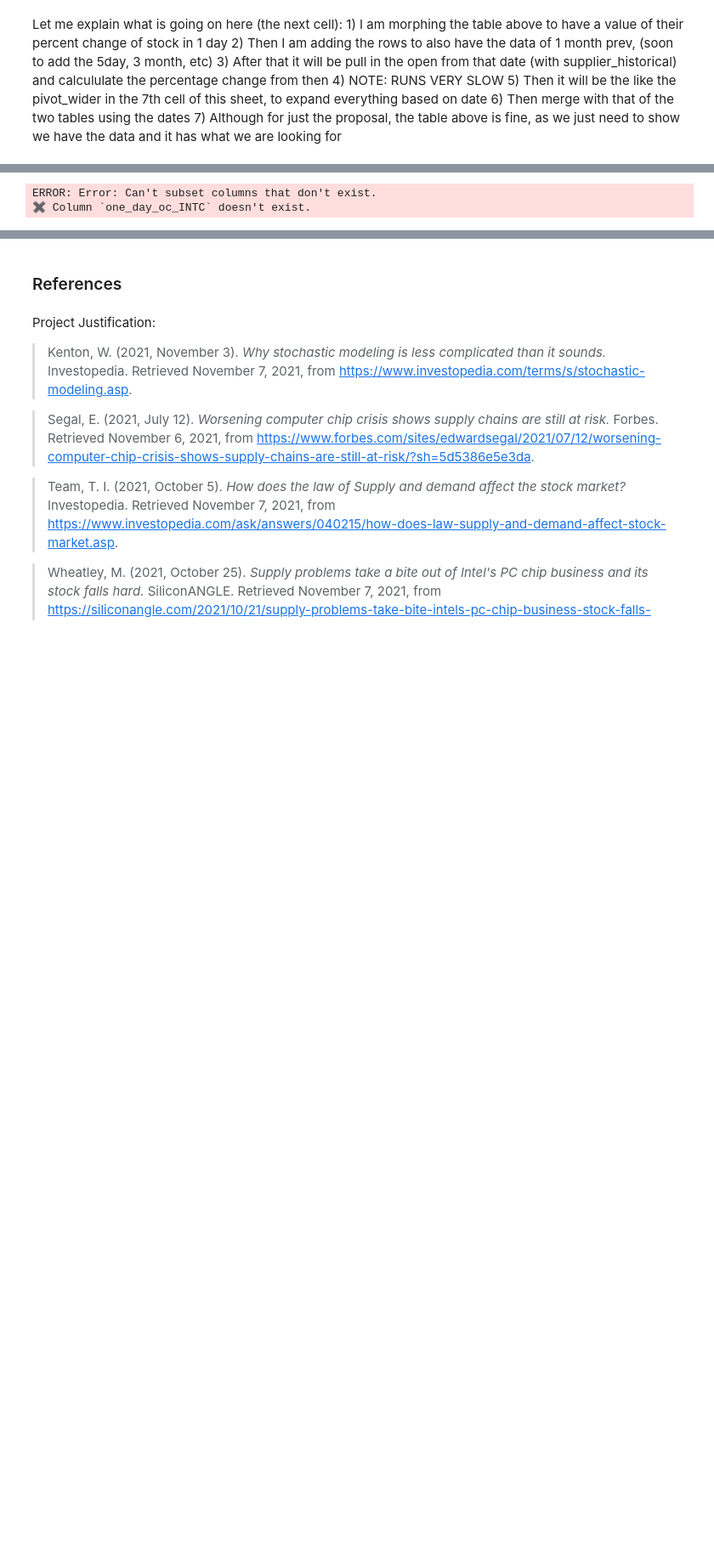
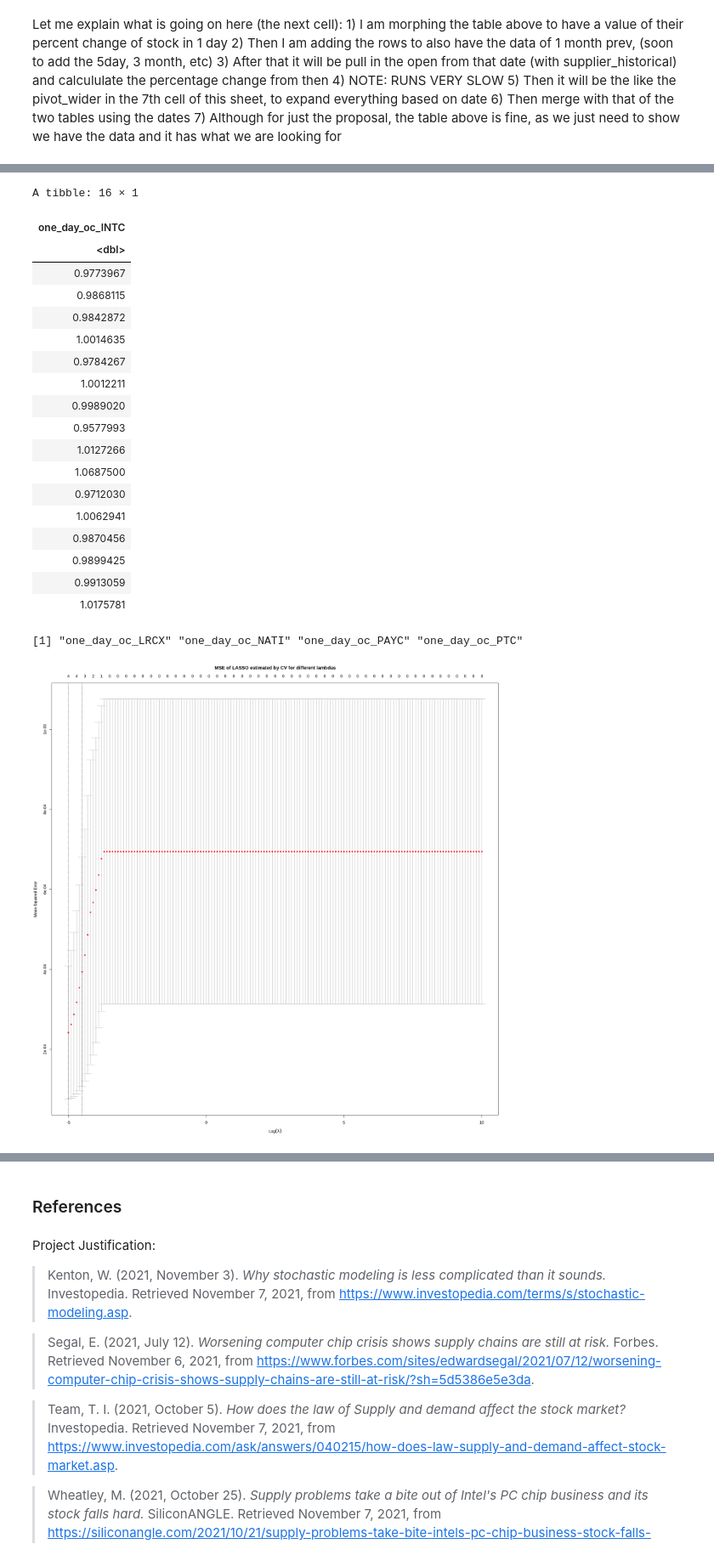
Before and after one commit to nkoda/STAT301, a Jupyter notebook: project_final.ipynb, the cells around one changed output, grey strips where cells are left out. Shown at 85% size. Saved outputs shown, nothing was run; the diff lists cells and outputs as text; code cells hidden in the pictures; blank space fills up the shorter version.

```diff
--- a/project_final.ipynb
+++ b/project_final.ipynb
@@ -654,2 +697,11 @@ A tibble: 6 × 296
 # %%
-#TODO: SPLIT DATA
+#Splitting the data
+supplier_index_wide_train <-
+    supplier_index_wide_impute %>%
+    slice_sample(prop = .7)
+
+supplier_index_wide_test <-
+    supplier_index_wide_impute %>%
+    anti_join(supplier_index_wide_train, by = "date")
+head(supplier_index_wide_train)
+head(supplier_index_wide_test)
@@ -656,24 +727,46 @@ A tibble: 6 × 296
+# %%
+#separating Y_train from x_train
+x_train = as.matrix(supplier_index_wide_train |>
+                    select(-one_day_oc_INTC) %>% select(-date),
+                       data = supplier_index_wide_train)
+Y_train = supplier_index_wide_train[,'one_day_oc_INTC'] |> as.matrix()
 # %%
+#lambda hyperparameter opmtimization with lasso
+supplier_index_wide_train%>% select(one_day_oc_INTC)
 cv_lambda_lasso <- cv.glmnet(
-    x = supplier_index_wide%>% select(-one_day_oc_INTC) %>% select(-date),
-    y = supplier_index_wide%>% select(one_day_oc_INTC),
+    x = x_train,
+    y = Y_train,
     alpha = 1,
     lambda = exp(seq(-5, 10, 0.1))
 )
-plot_data <- cv_lambda_ridge
+plot_data <- cv_lambda_lasso
 plot(plot_data, main = "MSE of LASSO estimated by CV for different lambdas\n\n")
 
 lasso_model <- glmnet(
-    x = supplier_index_wide%>% select(-one_day_oc_INTC) %>% select(-date),
-    y = supplier_index_wide%>% select(one_day_oc_INTC),
+    x = x_train,
+    y = Y_train,
     alpha = 1,
     lambda = cv_lambda_lasso$lambda.min
 )
-
-lasso_selected_covariates = lasso_model %>% coef() %>%
-                                as_tibble(rownames='covariate') %>%
-                                filter(covariate != '(Intercept)' & abs(s0) > 10e-6) %>%
-                                pull(covariate)
 # %% [output]
-ERROR: Error: Can't subset columns that don't exist.
-✖ Column `one_day_oc_INTC` doesn't exist.
+A tibble: 16 × 1
+| one_day_oc_INTC |
+| <dbl> |
+| 0.9773967 |
+| 0.9868115 |
+| 0.9842872 |
+| 1.0014635 |
+| 0.9784267 |
+| 1.0012211 |
+| 0.9989020 |
+| 0.9577993 |
+| 1.0127266 |
+| 1.0687500 |
+| 0.9712030 |
+| 1.0062941 |
+| 0.9870456 |
+| 0.9899425 |
+| 0.9913059 |
+| 1.0175781 |
+[1] "one_day_oc_LRCX" "one_day_oc_NATI" "one_day_oc_PAYC" "one_day_oc_PTC"
+[figure, added]
```
Also changed, not shown: parts of 18 cells of this notebook.
